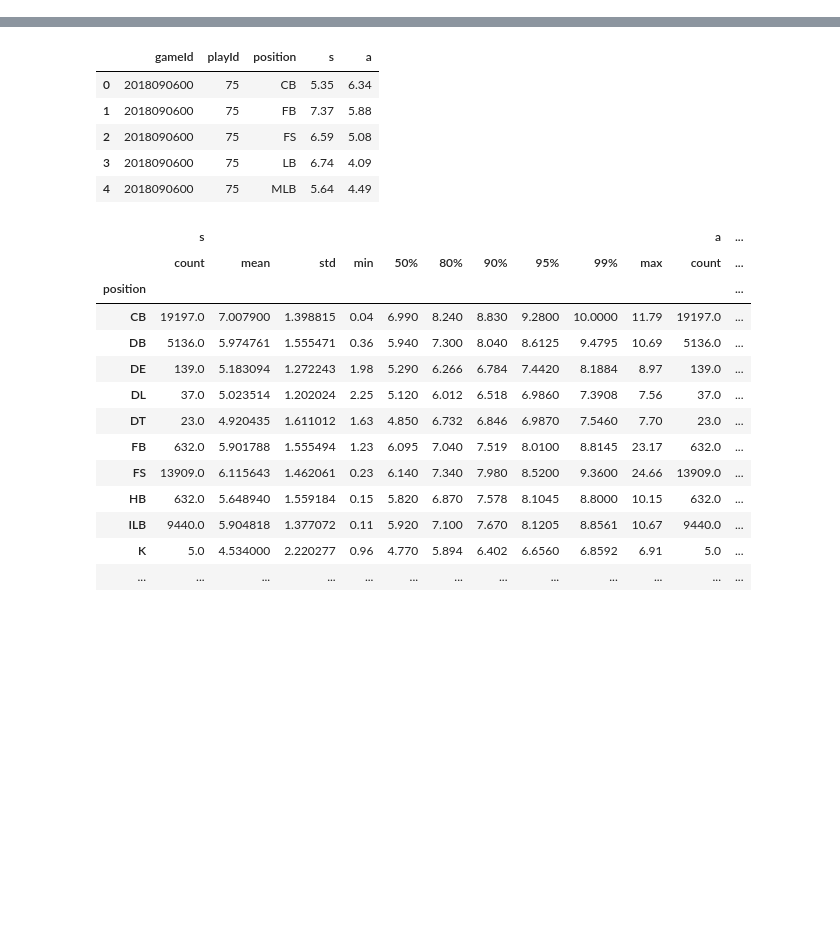
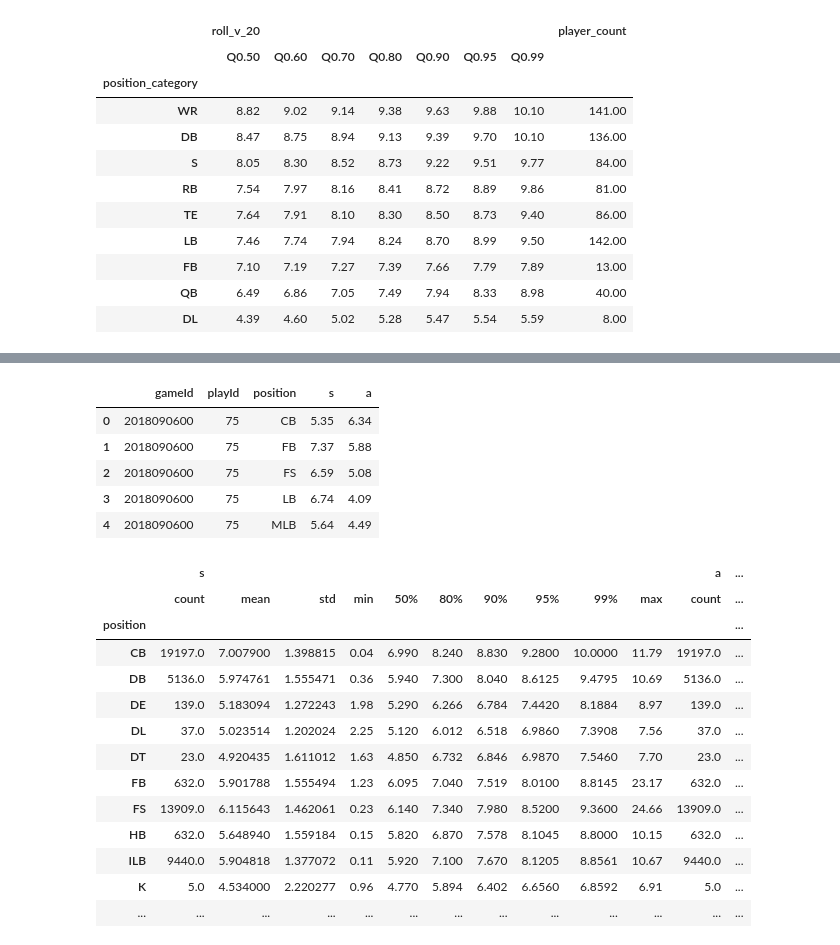
Before and after one commit to uditrana/BigDataBowl, a Jupyter notebook: analysis/movement_stats.ipynb, the cells around one changed output, grey strips where cells are left out. Cells and saved outputs as stored; diff of their text form; code cells hidden in the pictures; blank space fills up the shorter version.

```diff
--- a/analysis/movement_stats.ipynb
+++ b/analysis/movement_stats.ipynb
@@ -49,0 +164,15 @@ stats_pos = maxes[['displayName', 'position', 'position_category', 'roll_v_20',
+# %%
+stats_cat.sort_values(by=('roll_v_20', 'Q0.60'), ascending=False).style.background_gradient(cmap='viridis').format("{:4.2f}")
+# %% [output]
+|  | roll_v_20 |  |  |  |  |  |  | player_count |
+|  | Q0.50 | Q0.60 | Q0.70 | Q0.80 | Q0.90 | Q0.95 | Q0.99 |  |
+| position_category |  |  |  |  |  |  |  |  |
+| WR | 8.82 | 9.02 | 9.14 | 9.38 | 9.63 | 9.88 | 10.10 | 141.00 |
+| DB | 8.47 | 8.75 | 8.94 | 9.13 | 9.39 | 9.70 | 10.10 | 136.00 |
+| S | 8.05 | 8.30 | 8.52 | 8.73 | 9.22 | 9.51 | 9.77 | 84.00 |
+| RB | 7.54 | 7.97 | 8.16 | 8.41 | 8.72 | 8.89 | 9.86 | 81.00 |
+| TE | 7.64 | 7.91 | 8.10 | 8.30 | 8.50 | 8.73 | 9.40 | 86.00 |
+| LB | 7.46 | 7.74 | 7.94 | 8.24 | 8.70 | 8.99 | 9.50 | 142.00 |
+| FB | 7.10 | 7.19 | 7.27 | 7.39 | 7.66 | 7.79 | 7.89 | 13.00 |
+| QB | 6.49 | 6.86 | 7.05 | 7.49 | 7.94 | 8.33 | 8.98 | 40.00 |
+| DL | 4.39 | 4.60 | 5.02 | 5.28 | 5.47 | 5.54 | 5.59 | 8.00 |
```
Also changed, not shown: parts of 28 cells of this notebook, 3 other files.
